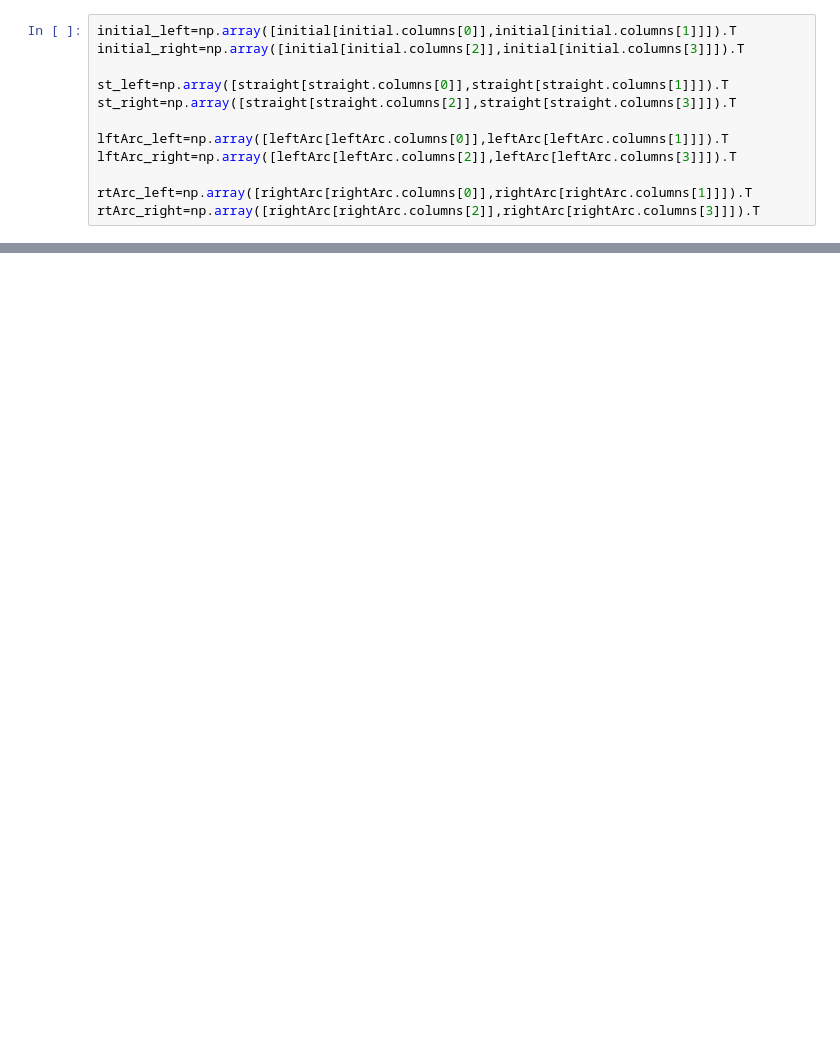
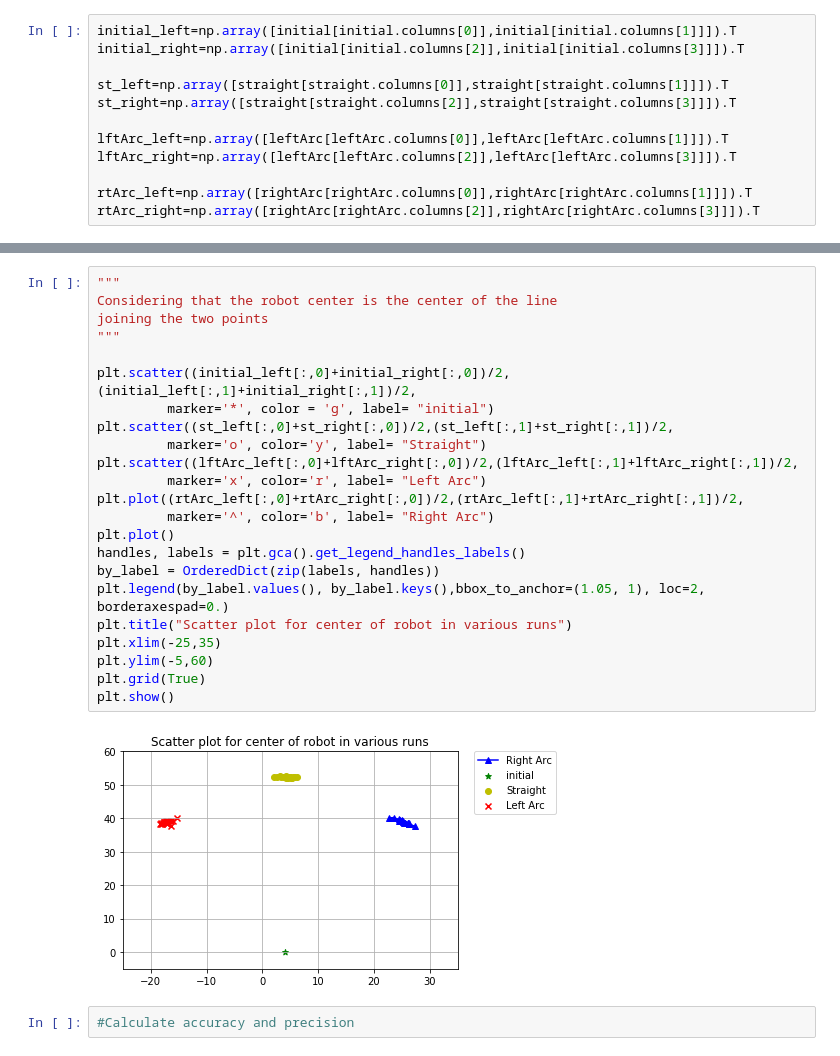
Before and after one commit to debaraj-barua/ScientificExperimentation-ss18, a Jupyter notebook: 02_ManualMotionObservation-Experiment/src/Experimnt01/src/SEE_Experiment01_plots.ipynb, the cells around one changed output, grey strips where cells are left out. Cells and saved outputs as stored; diff of their text form; blank space fills up the shorter version.

```diff
--- a/02_ManualMotionObservation-Experiment/src/Experimnt01/src/SEE_Experiment01_plots.ipynb
+++ b/02_ManualMotionObservation-Experiment/src/Experimnt01/src/SEE_Experiment01_plots.ipynb
@@ -76,0 +139,27 @@ plt.show()
+# %%
+"""
+Considering that the robot center is the center of the line
+joining the two points
+"""
+
+plt.scatter((initial_left[:,0]+initial_right[:,0])/2,(initial_left[:,1]+initial_right[:,1])/2,
+         marker='*', color = 'g', label= "initial")
+plt.scatter((st_left[:,0]+st_right[:,0])/2,(st_left[:,1]+st_right[:,1])/2,
+         marker='o', color='y', label= "Straight")
+plt.scatter((lftArc_left[:,0]+lftArc_right[:,0])/2,(lftArc_left[:,1]+lftArc_right[:,1])/2,
+         marker='x', color='r', label= "Left Arc")
+plt.plot((rtArc_left[:,0]+rtArc_right[:,0])/2,(rtArc_left[:,1]+rtArc_right[:,1])/2,
+         marker='^', color='b', label= "Right Arc")
+plt.plot()
+handles, labels = plt.gca().get_legend_handles_labels()
+by_label = OrderedDict(zip(labels, handles))
+plt.legend(by_label.values(), by_label.keys(),bbox_to_anchor=(1.05, 1), loc=2, borderaxespad=0.)
+plt.title("Scatter plot for center of robot in various runs")
+plt.xlim(-25,35)
+plt.ylim(-5,60)
+plt.grid(True)
+plt.show()
+# %% [output]
+[figure, added]
+# %%
+#Calculate accuracy and precision
```
Also changed, not shown: parts of 3 cells of this notebook.
